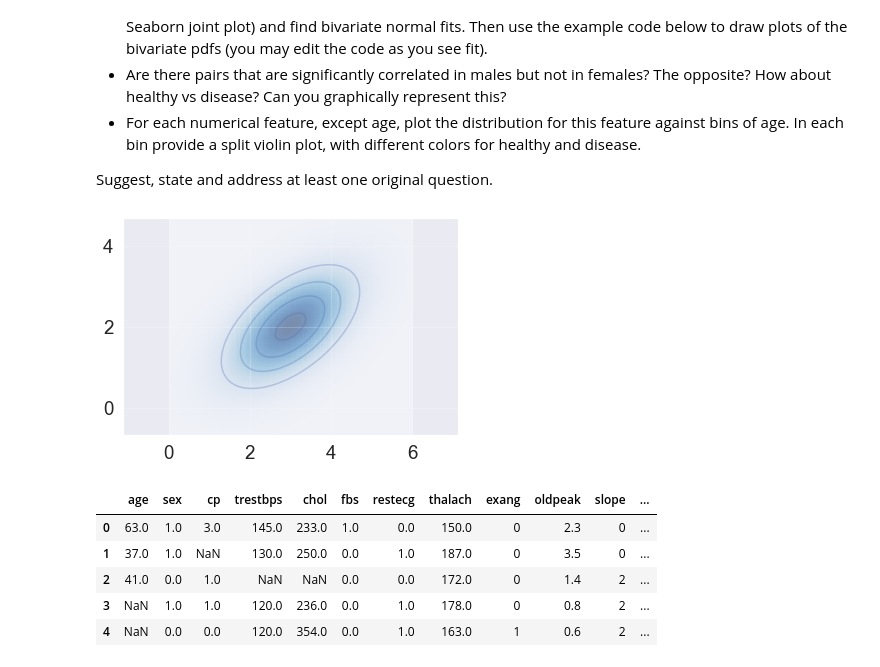
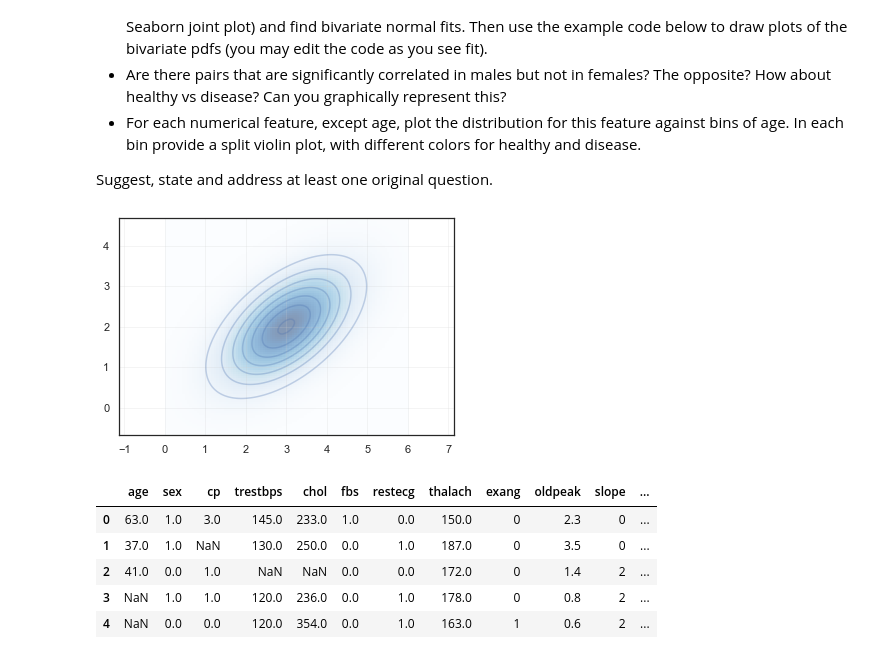
Before and after one commit to EyalMichaeli/IDC_masters, a Jupyter notebook: SnDA/HW3/HW3.ipynb, the cells around one changed output. Saved outputs shown, nothing was run; the diff lists cells and outputs as text; code cells hidden in the pictures.

```diff
--- a/SnDA/HW3/HW3.ipynb
+++ b/SnDA/HW3/HW3.ipynb
@@ -266,30 +266,29 @@ Suggest, state and address at least one original question.
 # %%
 # Example code for bivariate pdfs
 from scipy.stats import multivariate_normal as mn
 import numpy as np
 import matplotlib.pyplot as plt
 %matplotlib inline
 
 def plot_2d_Gaussian_pdf(means, cov):
     n = 100
     x1 = np.linspace(means[0] - 3 * np.sqrt(cov[0][0]), means[0] + 3 * np.sqrt(cov[0][0]), n)
     x2 = np.linspace(means[1] - 3 * np.sqrt(cov[1][1]), means[1] + 3 * np.sqrt(cov[1][1]), n)
     x1_v, x2_v = np.meshgrid(x1, x2)
     Xgrid = np.vstack([x1_v.ravel(), x2_v.ravel()]).T
     Y = mn.pdf(Xgrid, means, cov)
     fig, ax = plt.subplots()
     ax.pcolorfast(x1, x2, Y.reshape(x1_v.shape), alpha=0.5, cmap='Blues')
-    ax.contour(x1_v, x2_v, Y.reshape(x1_v.shape),
-               levels=[0.05, 0.1, 0.15, 0.2], alpha=0.3, colors='b')
+    ax.contour(x1_v, x2_v, Y.reshape(x1_v.shape),alpha=0.3, colors='b')
     ax.axis('equal')
     ax.grid(alpha=0.2)
     plt.show()
 
 means = [3, 2]
 cov = [[1, 0.5], [0.5, 0.8]]
 plot_2d_Gaussian_pdf(means, cov)
 # %% [output]
-[figure, old version]
+[figure, new version]
 # %%
 df = pd.read_csv('heart.csv', index_col=False, sep='\t')
 # %%
```
Also changed, not shown: parts of 31 cells of this notebook.
